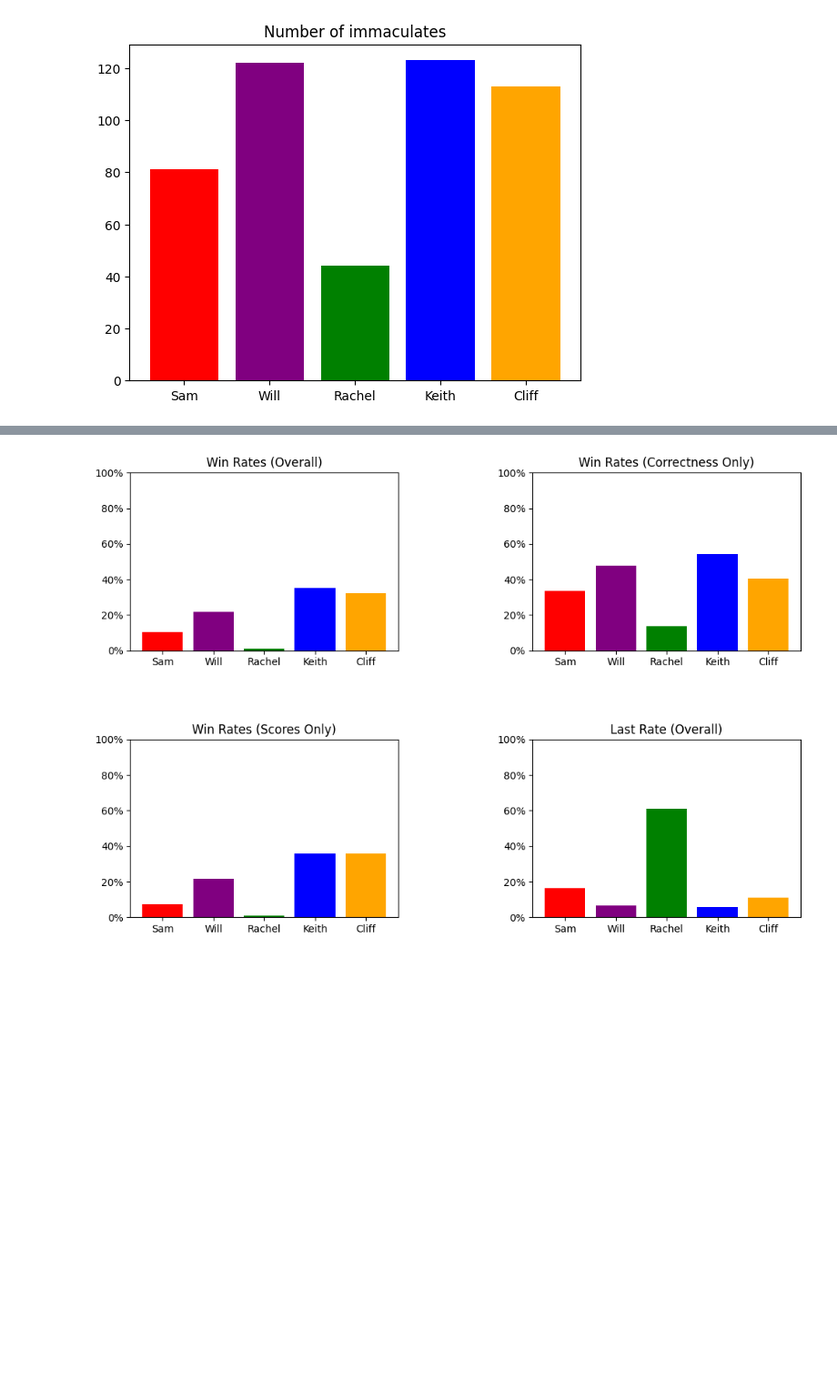
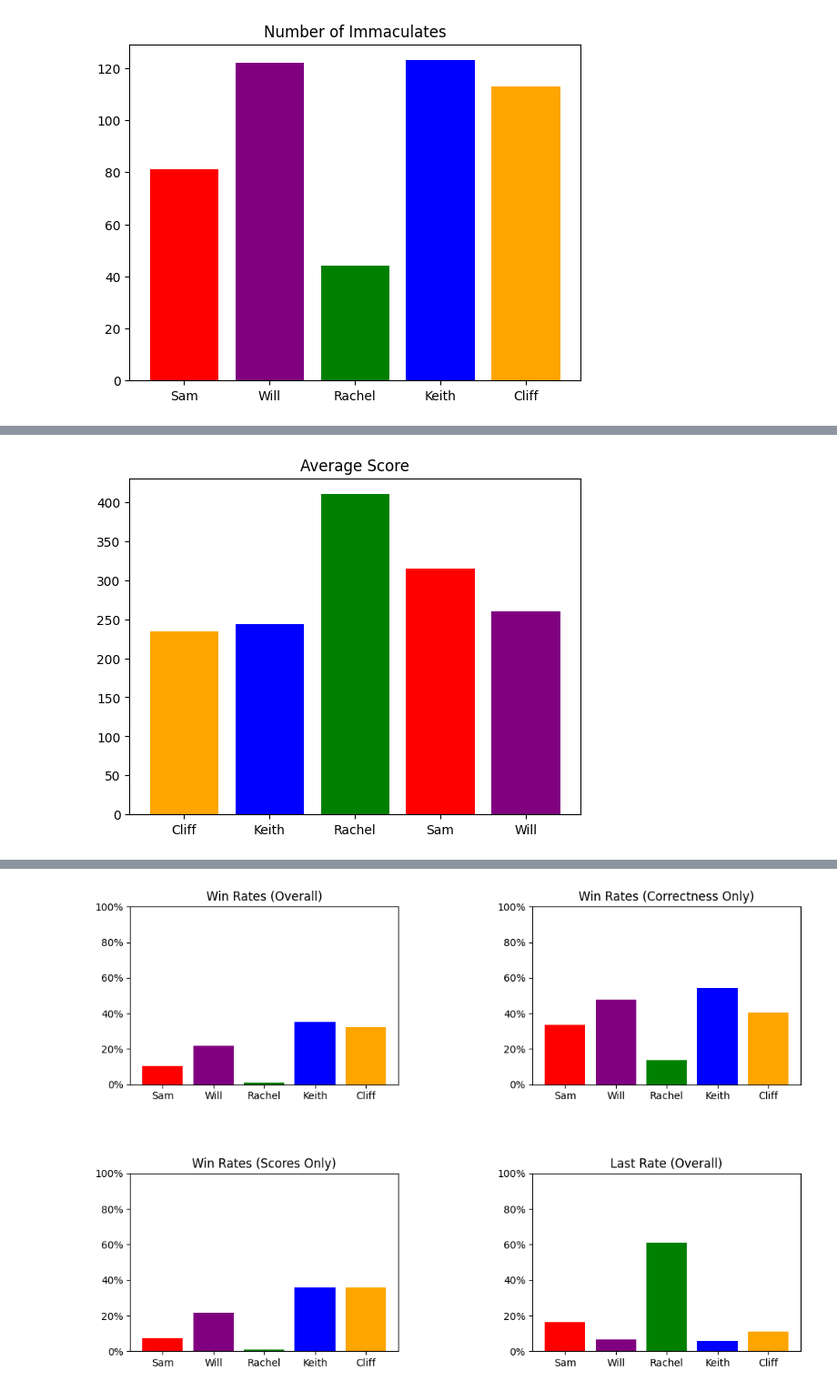
Before and after one commit to kgladstone/immaculate_grid_mlb_analysis, a Jupyter notebook: immaculate-grid-analysis.ipynb, the cells around one changed output, grey strips where cells are left out. Shown at 91% size. Saved outputs shown, nothing was run; the diff lists cells and outputs as text; code cells hidden in the pictures; blank space fills up the shorter version.

```diff
--- a/immaculate-grid-analysis.ipynb
+++ b/immaculate-grid-analysis.ipynb
@@ -91 +114,14 @@ plt.show()
+# %%
+# Graph average score
+title = "Average Score"
+analysis_summary = analysis_df.groupby('name')['score'].mean().reset_index()
+
+plt.bar(
+    analysis_summary.name,
+    analysis_summary.score,
+    color=[COLOR_MAP[person] for person in analysis_summary.name])
+plt.title(title)
+plt.show()
+# %% [output]
+[figure, new version]
 # %%
```
Also changed, not shown: parts of 12 cells of this notebook.
